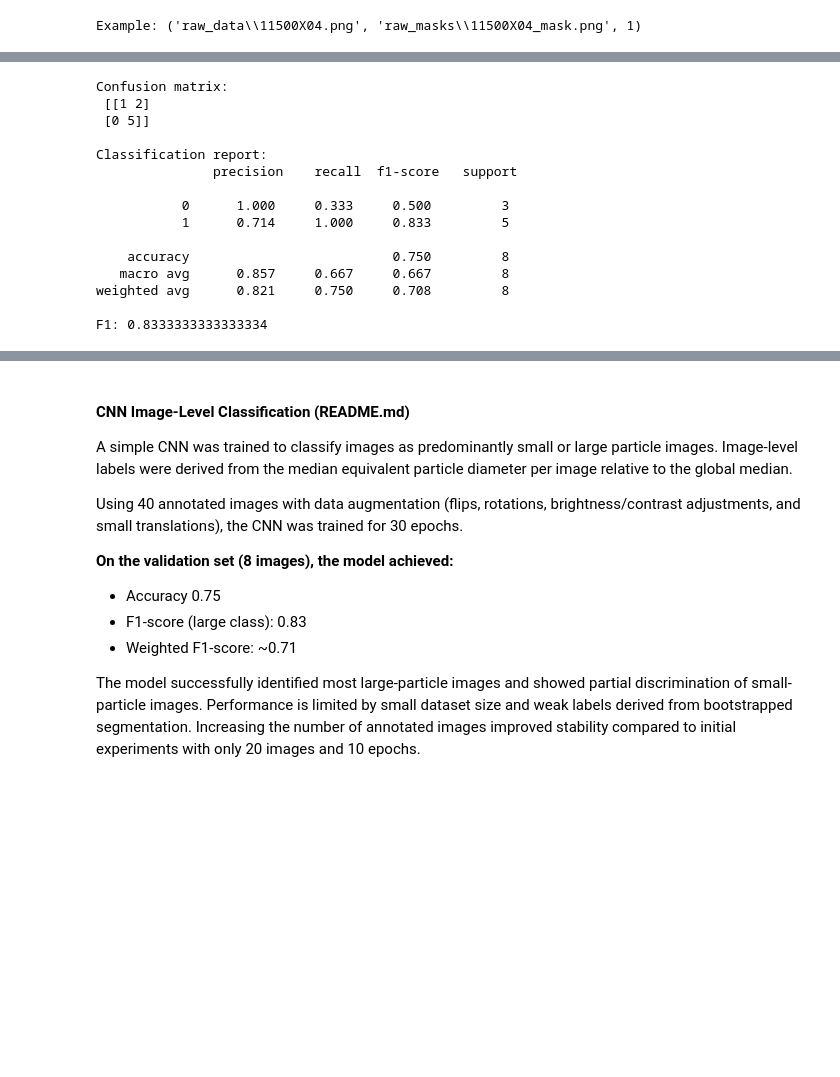
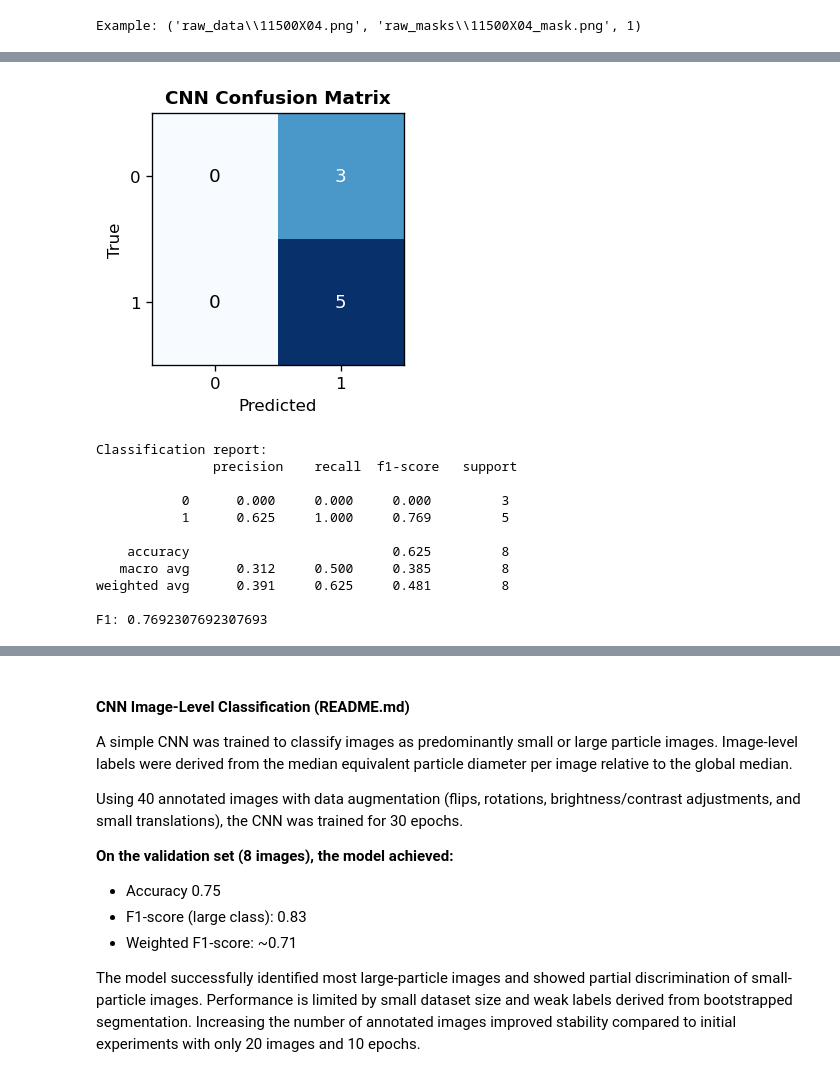
Before and after one commit to eliseetrheim/MSE465_EliseEtrheim, a Jupyter notebook: assignments/assignment 04/assignment_04_final.ipynb, the cells around one changed output, grey strips where cells are left out. Saved outputs shown, nothing was run; the diff lists cells and outputs as text; code cells hidden in the pictures; blank space fills up the shorter version.

```diff
--- a/assignments/assignment 04/assignment_04_final.ipynb
+++ b/assignments/assignment 04/assignment_04_final.ipynb
@@ -1308,39 +1292,59 @@ Epoch 30/30
 # %%
 # Evaluate CNN
 import numpy as np
 from sklearn.metrics import confusion_matrix, classification_report, f1_score
 
 # get predictions on val set
 y_true = []
 y_pred = []
 
 for x_batch, y_batch in val_cnn:
     preds = cnn_model.predict(x_batch, verbose=0).ravel()
     y_true.extend(y_batch.numpy().astype(int).tolist())
     y_pred.extend((preds >= 0.5).astype(int).tolist())
 
 y_true = np.array(y_true)
 y_pred = np.array(y_pred)
 
-print("Confusion matrix:\n", confusion_matrix(y_true, y_pred))
+# Confusion matrix helper function
+def plot_confusion(ax, y_true, y_pred, title="Confusion Matrix"):
+    cm = confusion_matrix(y_true, y_pred)
+
+    im = ax.imshow(cm, cmap="Blues")
+
+    ax.set_title(title, fontweight="bold", fontsize=11)
+    ax.set_xlabel("Predicted")
+    ax.set_ylabel("True")
+    ax.set_xticks([0, 1])
+    ax.set_yticks([0, 1])
+
+    thresh = cm.max() / 2
+    for (i, j), v in np.ndenumerate(cm):
+        color = "white" if v > thresh else "black"
+        ax.text(j, i, str(v), ha="center", va="center", color=color, fontsize=11)
+
+    return im
+
+fig, ax = plt.subplots(figsize=(3,3))
+plot_confusion(ax, y_true, y_pred, title="CNN Confusion Matrix")
+plt.tight_layout()
+plt.show()
+
 print("\nClassification report:\n", classification_report(y_true, y_pred, digits=3))
 print("F1:", f1_score(y_true, y_pred))
 # %% [output]
+[figure, added]
-Confusion matrix:
- [[1 2]
- [0 5]]
-
 Classification report:
                precision    recall  f1-score   support
 
-           0      1.000     0.333     0.500         3
-           1      0.714     1.000     0.833         5
+           0      0.000     0.000     0.000         3
+           1      0.625     1.000     0.769         5
 
-    accuracy                          0.750         8
-   macro avg      0.857     0.667     0.667         8
-weighted avg      0.821     0.750     0.708         8
+    accuracy                          0.625         8
+   macro avg      0.312     0.500     0.385         8
+weighted avg      0.391     0.625     0.481         8
 
-F1: 0.8333333333333334
+F1: 0.7692307692307693
 # %%
 # Plot training curves
 import matplotlib.pyplot as plt
```
Also changed, not shown: parts of 43 cells of this notebook, 7 other files.
